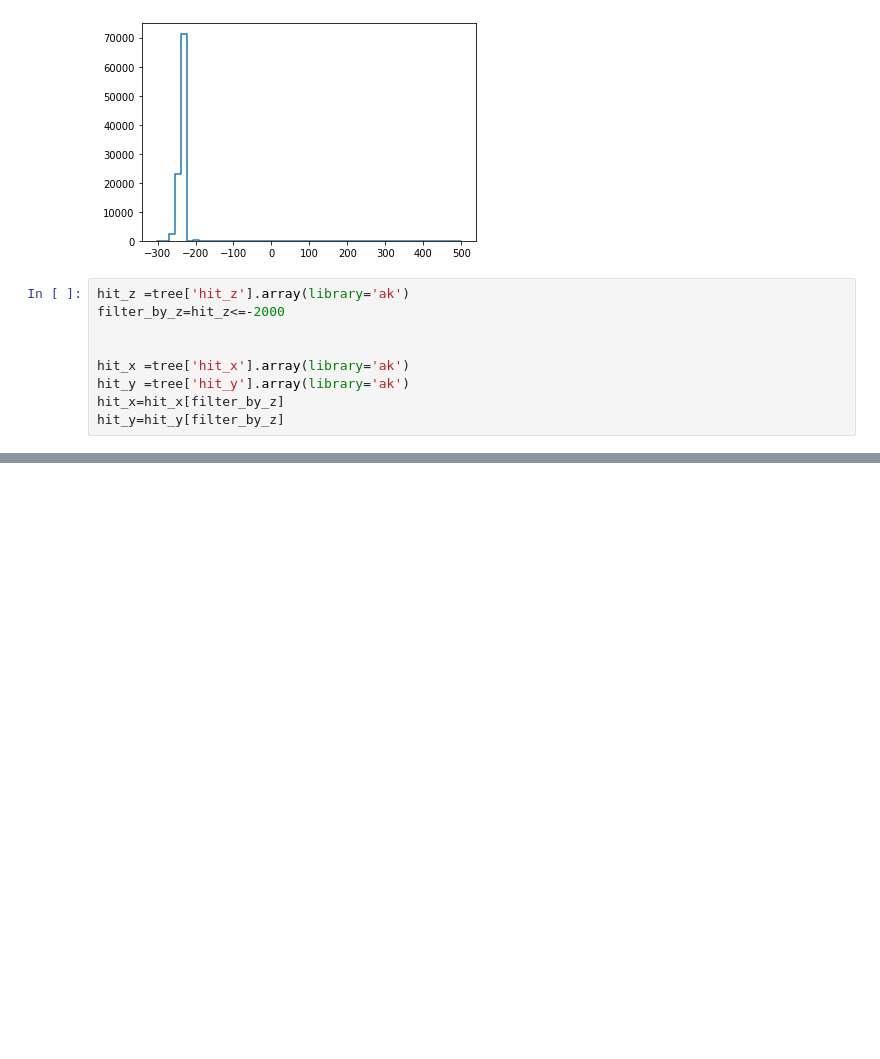
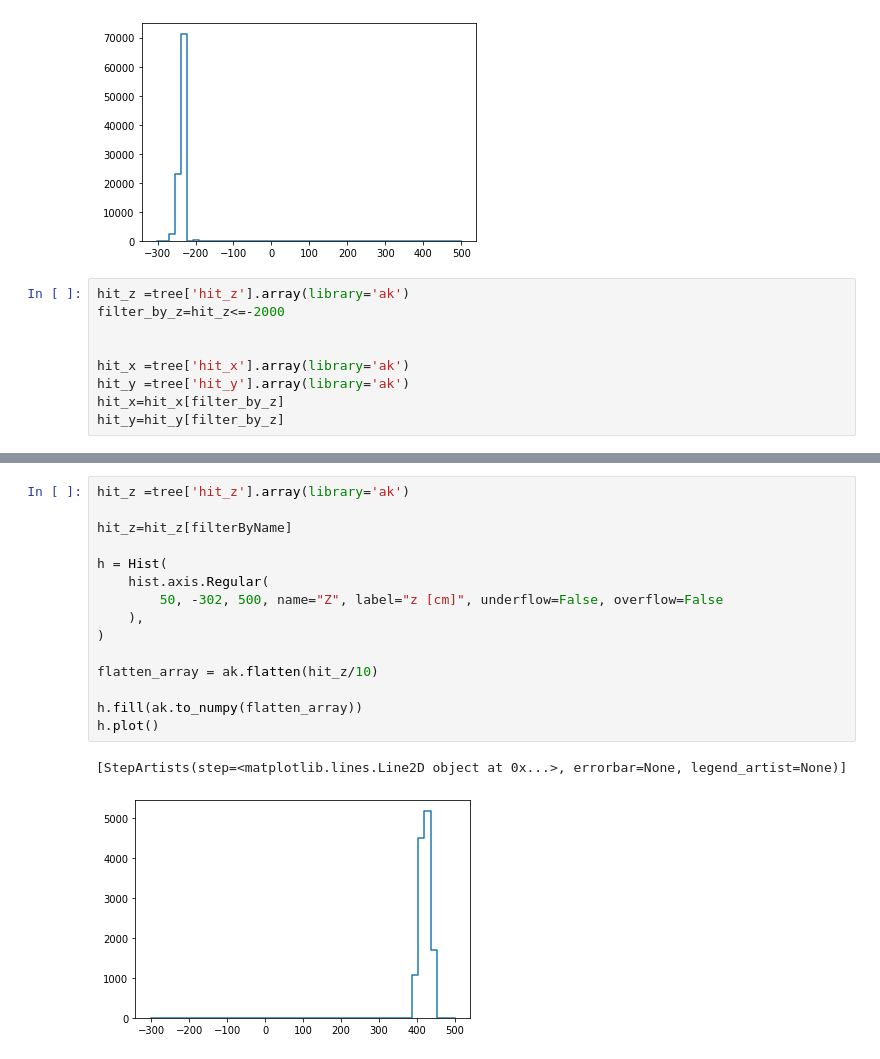
Before and after one commit to DraTeots/simple_eic_tutorials, a Jupyter notebook: TheFile-Copy1.ipynb, the cells around one changed output, grey strips where cells are left out. Cells and saved outputs as stored; diff of their text form; blank space fills up the shorter version.

```diff
--- a/TheFile-Copy1.ipynb
+++ b/TheFile-Copy1.ipynb
@@ -293,0 +334,18 @@ ColormeshArtists(pcolormesh=<matplotlib.collections.QuadMesh object at 0x...>, c
+# %%
+hit_z =tree['hit_z'].array(library='ak')
+
+hit_z=hit_z[filterByName]
+
+h = Hist(
+    hist.axis.Regular(
+        50, -302, 500, name="Z", label="z [cm]", underflow=False, overflow=False
+    ),
+)
+
+flatten_array = ak.flatten(hit_z/10)
+
+h.fill(ak.to_numpy(flatten_array))
+h.plot()
+# %% [output]
+[StepArtists(step=<matplotlib.lines.Line2D object at 0x...>, errorbar=None, legend_artist=None)]
+[figure, added]
```
Also changed, not shown: parts of 19 cells of this notebook, 2 other files.
